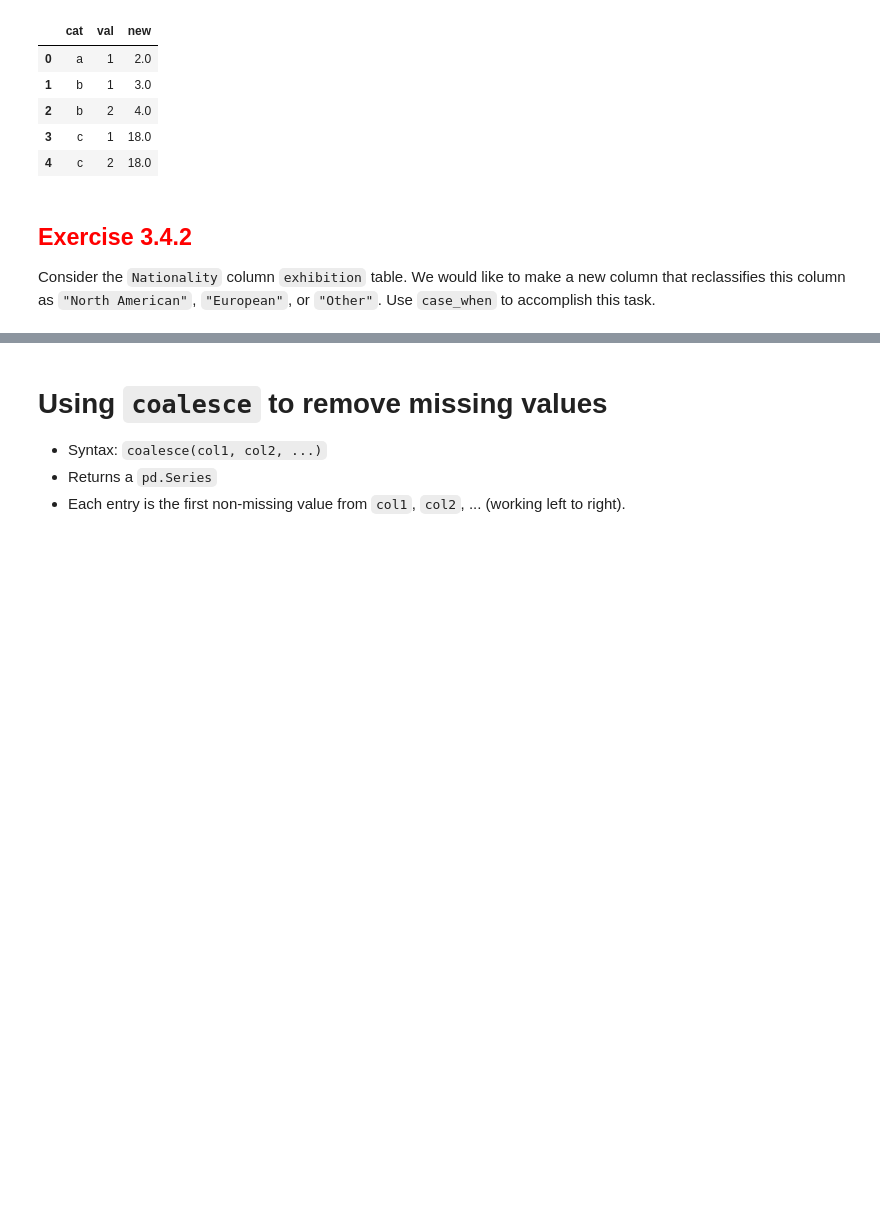
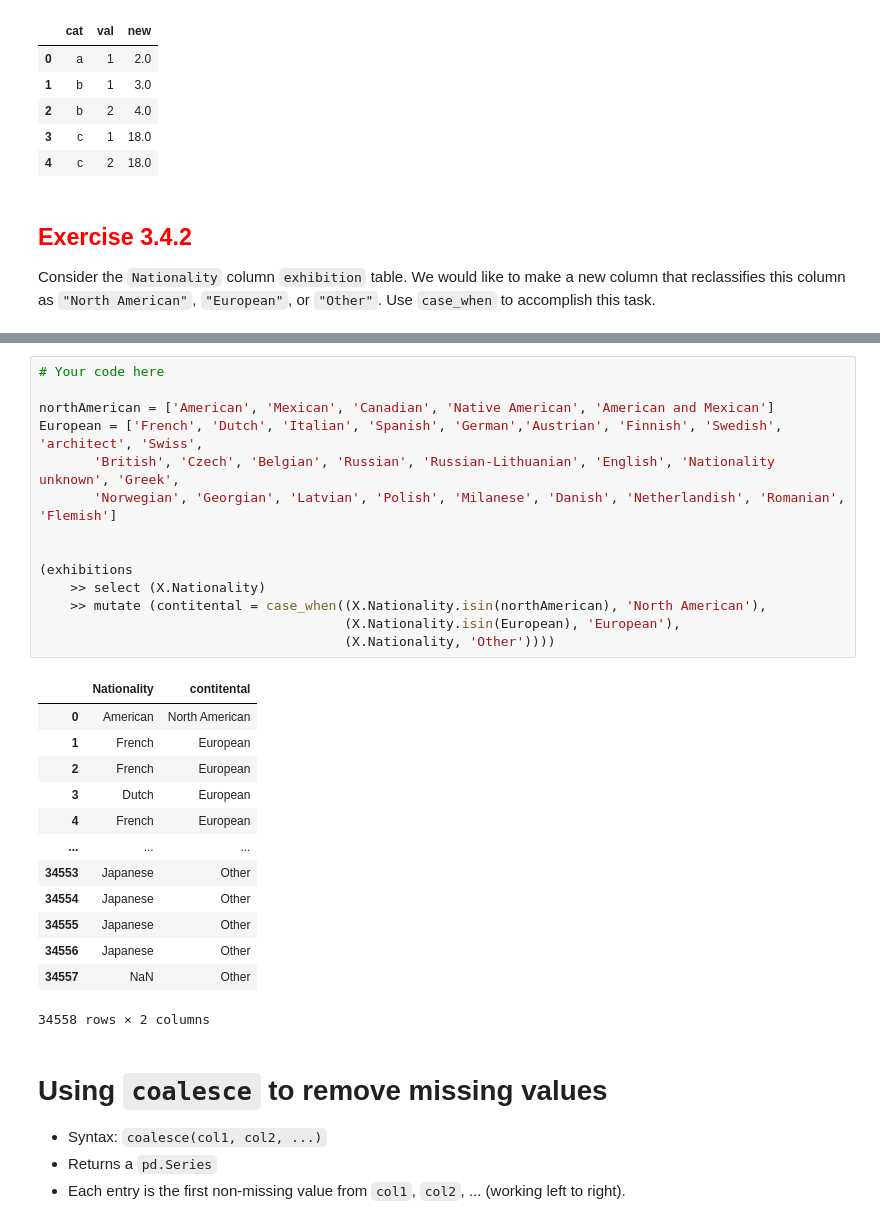
Before and after one commit to mclellanw00/module3_more_about_mutate, a Jupyter notebook: 3_4_mutate_three_helpful_column_functions.ipynb, the cells around one changed output, grey strips where cells are left out. Saved outputs shown, nothing was run; the diff lists cells and outputs as text; blank space fills up the shorter version.

```diff
--- a/3_4_mutate_three_helpful_column_functions.ipynb
+++ b/3_4_mutate_three_helpful_column_functions.ipynb
@@ -298,3 +315,31 @@ Consider the `Nationality` column `exhibition` table.  We would like to make a n
+# %%
+# Your code here
+
+northAmerican = ['American', 'Mexican', 'Canadian', 'Native American', 'American and Mexican']
+European = ['French', 'Dutch', 'Italian', 'Spanish', 'German','Austrian', 'Finnish', 'Swedish', 'architect', 'Swiss',
+       'British', 'Czech', 'Belgian', 'Russian', 'Russian-Lithuanian', 'English', 'Nationality unknown', 'Greek',
+       'Norwegian', 'Georgian', 'Latvian', 'Polish', 'Milanese', 'Danish', 'Netherlandish', 'Romanian', 'Flemish']
+
+
+(exhibitions
+    >> select (X.Nationality)
+    >> mutate (contitental = case_when((X.Nationality.isin(northAmerican), 'North American'),
+                                       (X.Nationality.isin(European), 'European'),
+                                       (X.Nationality, 'Other'))))
+# %% [output]
+|  | Nationality | contitental |
+| 0 | American | North American |
+| 1 | French | European |
+| 2 | French | European |
+| 3 | Dutch | European |
+| 4 | French | European |
+| ... | ... | ... |
+| 34553 | Japanese | Other |
+| 34554 | Japanese | Other |
+| 34555 | Japanese | Other |
+| 34556 | Japanese | Other |
+| 34557 | NaN | Other |
+34558 rows × 2 columns
 # %% [markdown]
 # Using `coalesce` to remove missing values
 
```
Also changed, not shown: parts of 2 cells of this notebook.
